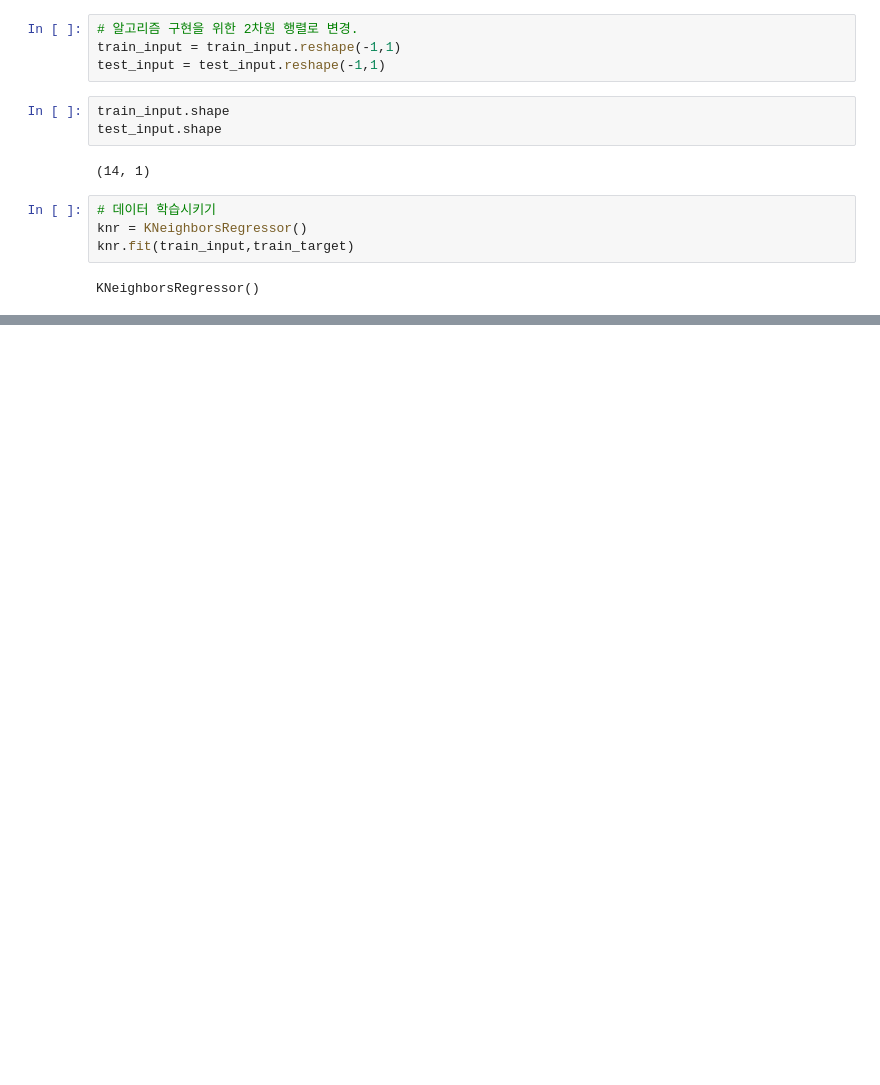
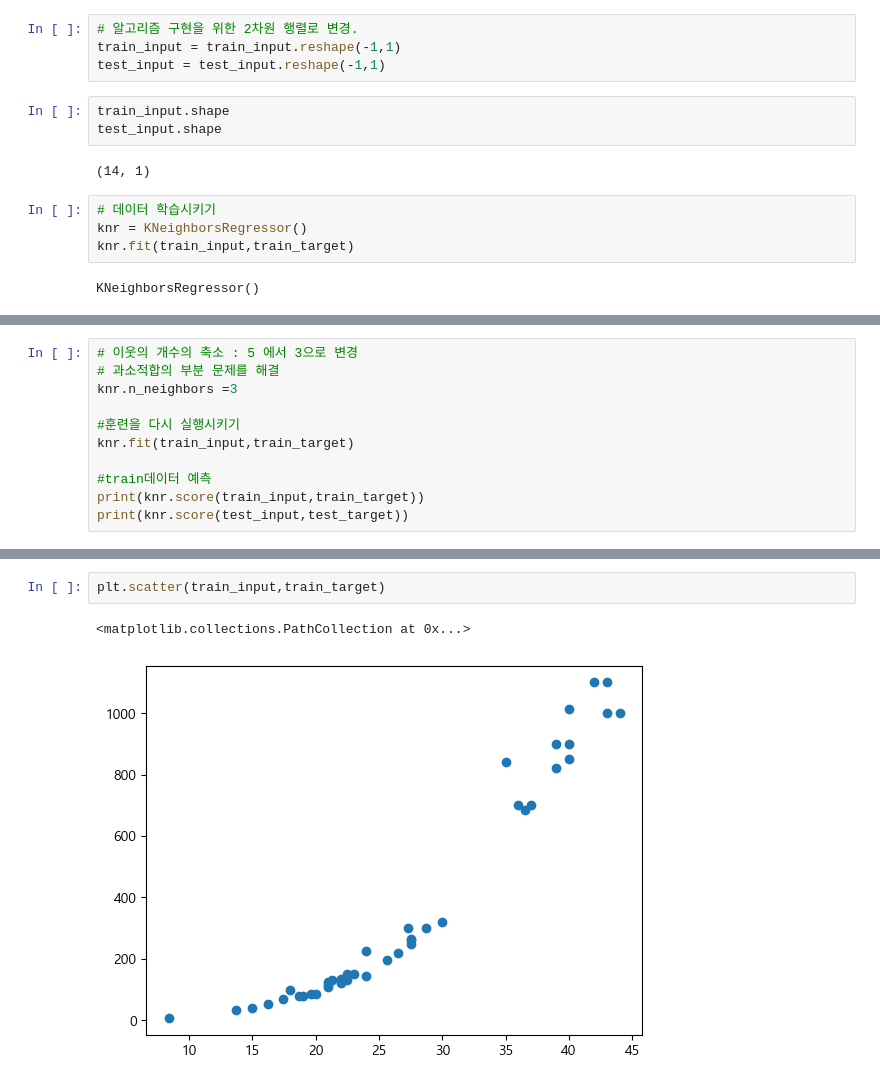
Before and after one commit to LU2JYS/medical1, a Jupyter notebook: webcrap_class/Mach.learn/m0521/m0521_02_회귀.ipynb, the cells around one changed output, grey strips where cells are left out. Cells and saved outputs as stored; diff of their text form; blank space fills up the shorter version.

```diff
--- a/webcrap_class/Mach.learn/m0521/m0521_02_회귀.ipynb
+++ b/webcrap_class/Mach.learn/m0521/m0521_02_회귀.ipynb
@@ -173,0 +197,11 @@ knn 회귀 분석을 통해 농어에 대한 무게를 예측하는 프로그램
+# %%
+# 이웃의 개수의 축소 : 5 에서 3으로 변경
+# 과소적합의 부분 문제를 해결
+knr.n_neighbors =3
+
+#훈련을 다시 실행시키기
+knr.fit(train_input,train_target)
+
+#train데이터 예측
+print(knr.score(train_input,train_target))
+print(knr.score(test_input,test_target))
@@ -173,0 +242,5 @@ knn 회귀 분석을 통해 농어에 대한 무게를 예측하는 프로그램
+# %%
+plt.scatter(train_input,train_target)
+# %% [output]
+<matplotlib.collections.PathCollection at 0x...>
+[figure, added]
```
Also changed, not shown: parts of 18 cells of this notebook, 4 other files.
